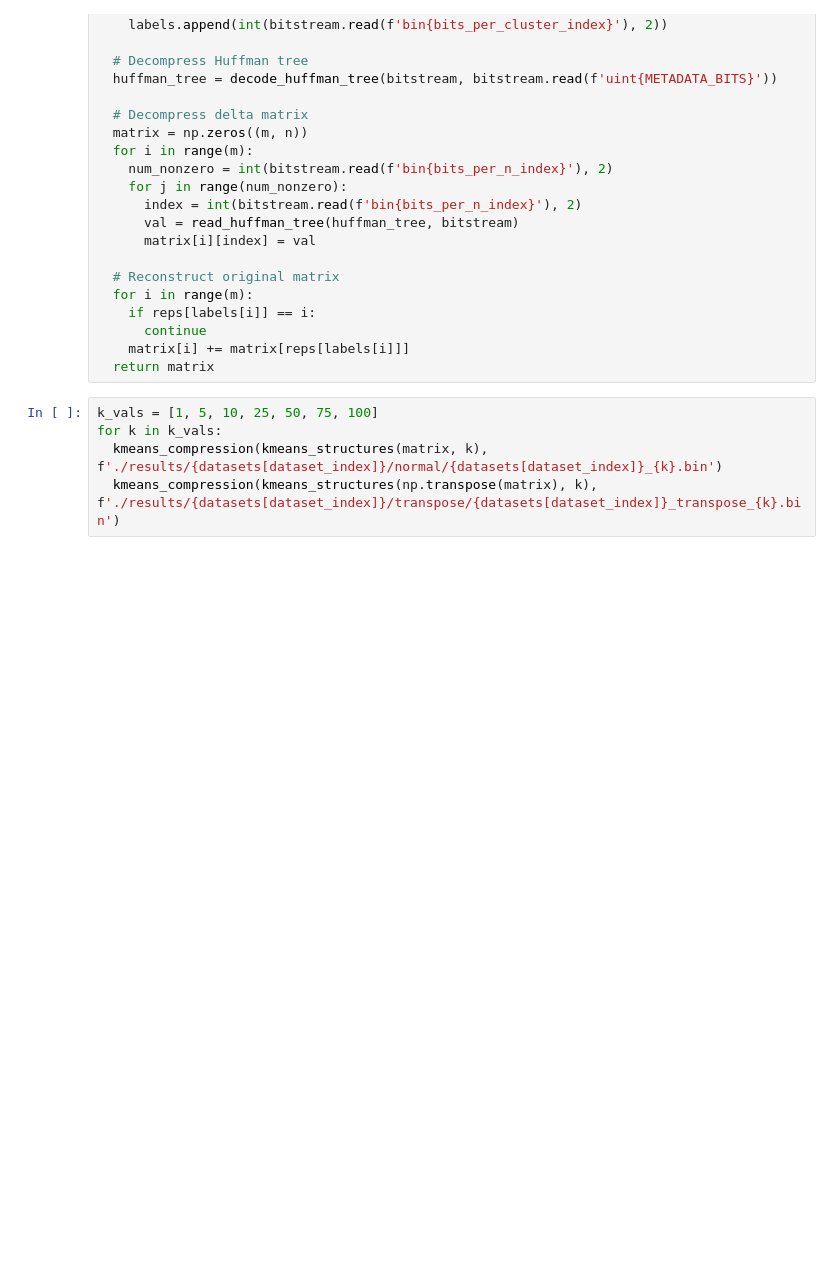
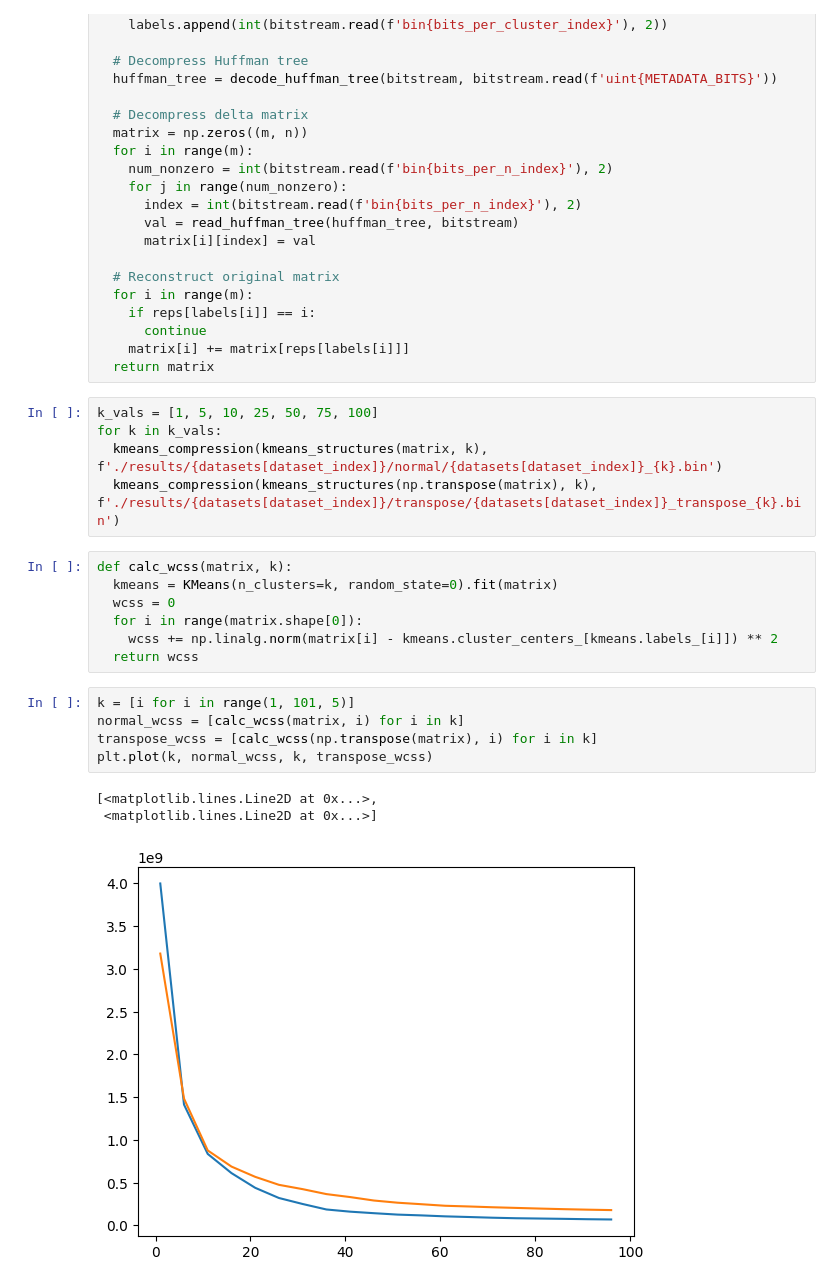
Before and after one commit to nkanchinadam/single-cell-matrix-compression, a Jupyter notebook: k-means.ipynb, the cells around one changed output. Saved outputs shown, nothing was run; the diff lists cells and outputs as text; blank space fills up the shorter version.

```diff
--- a/k-means.ipynb
+++ b/k-means.ipynb
@@ -235,3 +235,19 @@ k_vals = [1, 5, 10, 25, 50, 75, 100]
 for k in k_vals:
   kmeans_compression(kmeans_structures(matrix, k), f'./results/{datasets[dataset_index]}/normal/{datasets[dataset_index]}_{k}.bin')
   kmeans_compression(kmeans_structures(np.transpose(matrix), k), f'./results/{datasets[dataset_index]}/transpose/{datasets[dataset_index]}_transpose_{k}.bin')
+# %%
+def calc_wcss(matrix, k):
+  kmeans = KMeans(n_clusters=k, random_state=0).fit(matrix)
+  wcss = 0
+  for i in range(matrix.shape[0]):
+    wcss += np.linalg.norm(matrix[i] - kmeans.cluster_centers_[kmeans.labels_[i]]) ** 2
+  return wcss
+# %%
+k = [i for i in range(1, 101, 5)]
+normal_wcss = [calc_wcss(matrix, i) for i in k]
+transpose_wcss = [calc_wcss(np.transpose(matrix), i) for i in k]
+plt.plot(k, normal_wcss, k, transpose_wcss)
+# %% [output]
+[<matplotlib.lines.Line2D at 0x...>,
+ <matplotlib.lines.Line2D at 0x...>]
+[figure, added]
```
